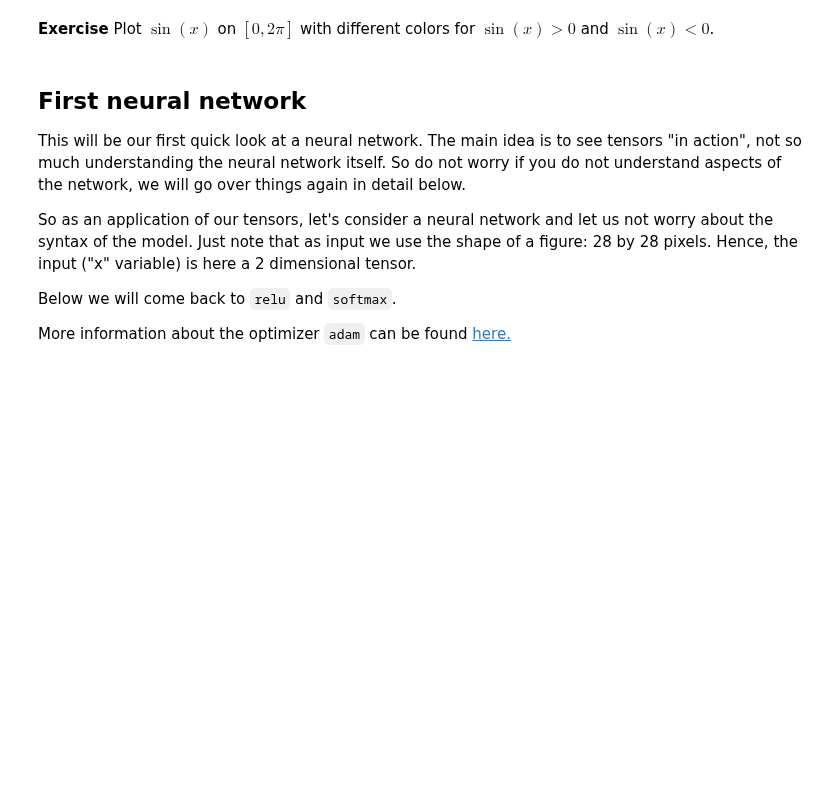
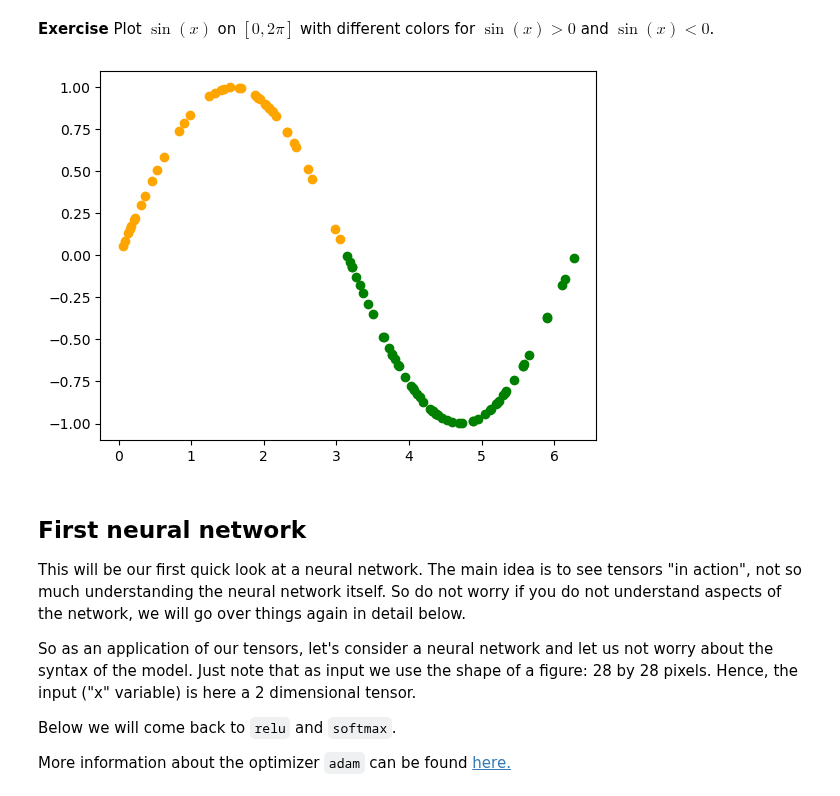
Before and after one commit to cejkiebo/msc_datascience, a Jupyter notebook: Statistical_Hacking.ipynb, the cells around one changed output. Drawn from its saved outputs; the diff is of its cells as text; code cells hidden in the pictures; blank space fills up the shorter version.

```diff
--- a/Statistical_Hacking.ipynb
+++ b/Statistical_Hacking.ipynb
@@ -1368,5 +1432,14 @@ raise NotImplementedError()
 # %% [markdown]
 **Exercise** Plot $\sin(x)$ on $[0,2\pi]$ with different colors for $\sin(x)>0$ and $\sin(x)<0$.
+# %%
+x = np.random.uniform(0, 2*np.pi, size = 100)
+x_sin = np.sin(x)
+
+plt.scatter(x[x_sin > 0], x_sin[x_sin > 0], color = 'orange')
+plt.scatter(x[x_sin < 0], x_sin[x_sin < 0], color = 'green')
+plt.show()
+# %% [output]
+[figure, added]
 # %% [markdown]
 ## First neural network
 
```
Also changed, not shown: parts of 23 cells of this notebook.
